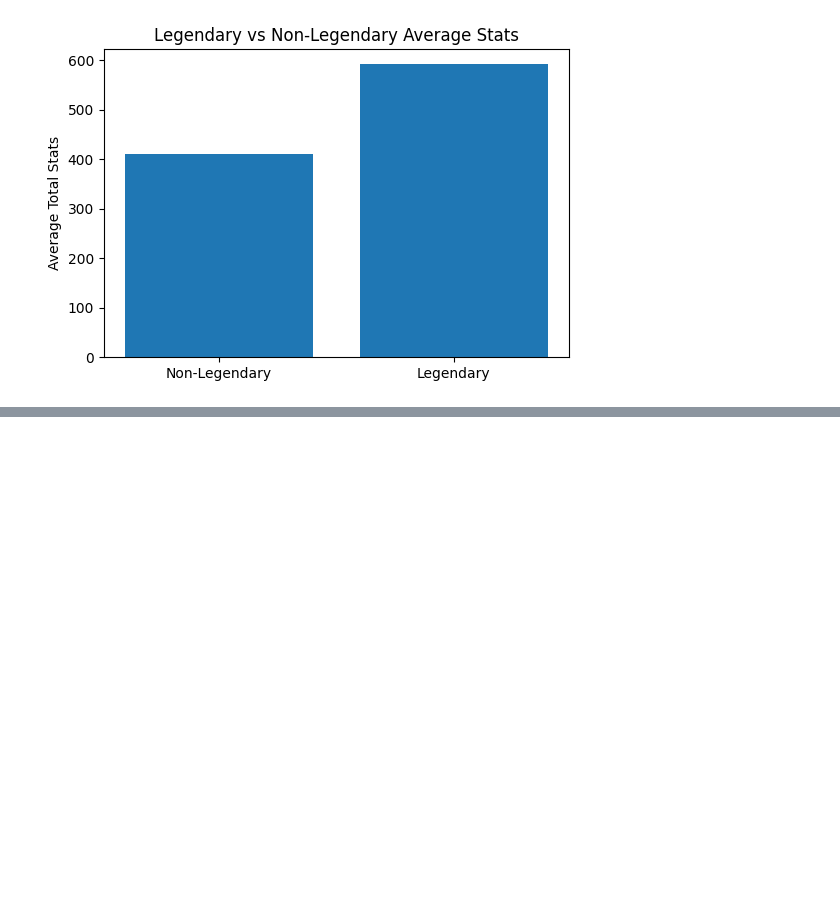
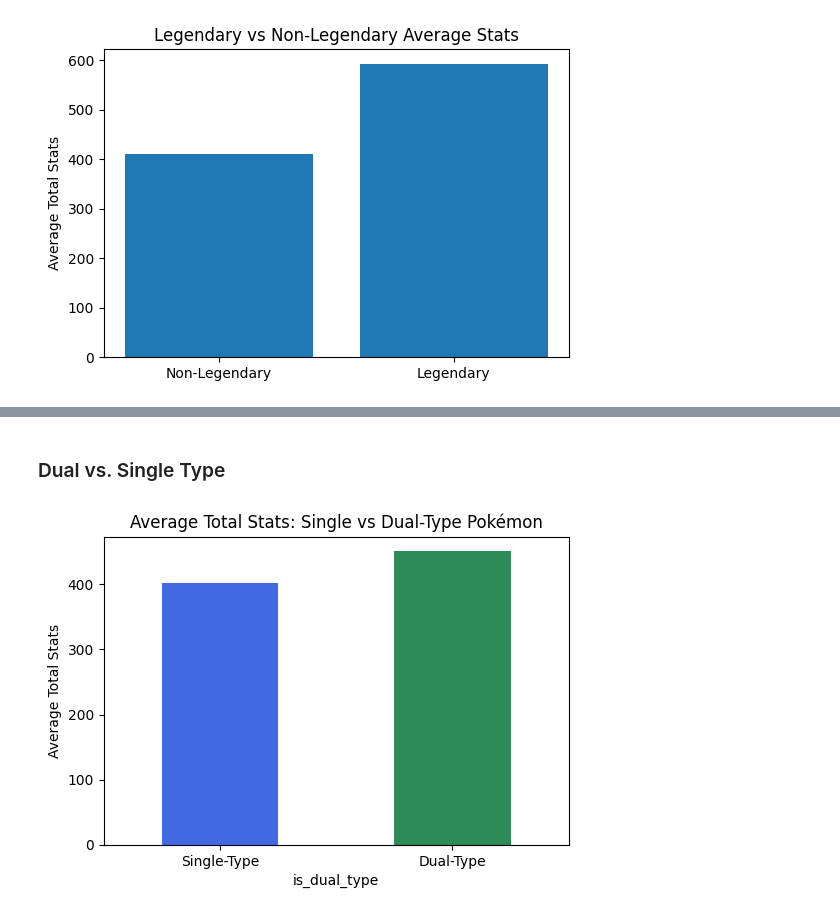
Before and after one commit to ThatTwoDude/pokemon-comparison, a Jupyter notebook: python-files/pokemon_eda.ipynb, the cells around one changed output, grey strips where cells are left out. Cells and saved outputs as stored; diff of their text form; code cells hidden in the pictures; blank space fills up the shorter version.

```diff
--- a/python-files/pokemon_eda.ipynb
+++ b/python-files/pokemon_eda.ipynb
@@ -108,0 +125,5 @@ plt.show()
+# %%
+# Whether Pokémon has two types
+df['is_dual_type'] = df['type2'].apply(lambda x: x != "None" and pd.notna(x))
+
+df[['name', 'type1', 'type2', 'is_dual_type']].head()
@@ -108,0 +137,17 @@ plt.show()
+# %% [markdown]
+### Dual vs. Single Type
+# %%
+dual_vs_single = df.groupby('is_dual_type')['total_stats'].mean()
+dual_vs_single
+
+plt.figure(figsize=(6,4))
+dual_vs_single.plot(kind='bar', color=['royalblue','seagreen'])
+
+plt.xticks([0,1], ['Single-Type', 'Dual-Type'], rotation=0)
+plt.ylabel("Average Total Stats")
+plt.title("Average Total Stats: Single vs Dual-Type Pokémon")
+
+plt.savefig('../data/dual_vs_single_bar.png', dpi=300, bbox_inches='tight')
+plt.show()
+# %% [output]
+[figure, added]
```
Also changed, not shown: parts of 13 cells of this notebook, 1 other file.
